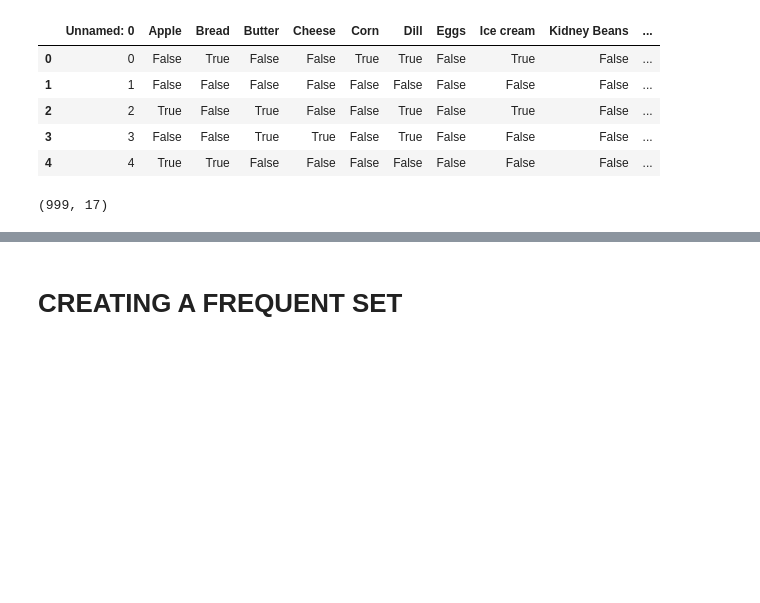
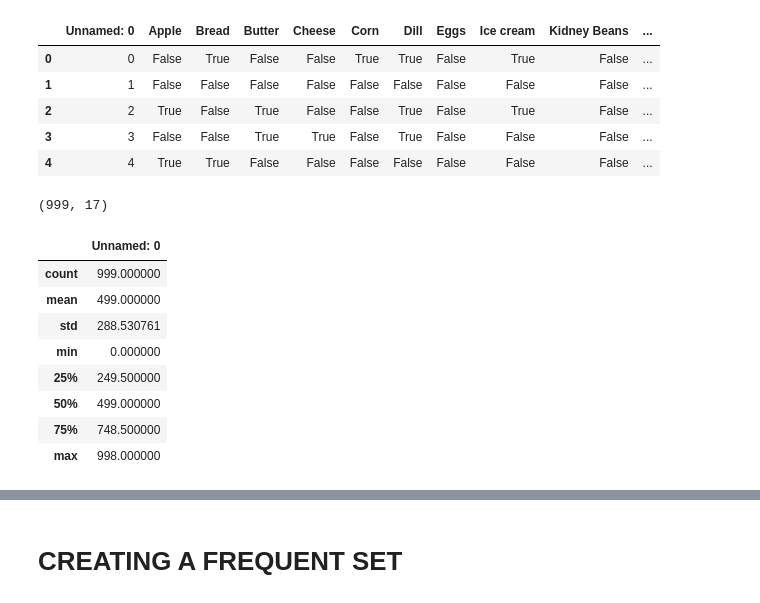
Before and after one commit to venkatasivasai22/basket_market, a Jupyter notebook: coapps project1.ipynb, the cells around one changed output, grey strips where cells are left out. Saved outputs shown, nothing was run; the diff lists cells and outputs as text; code cells hidden in the pictures; blank space fills up the shorter version.

```diff
--- a/coapps project1.ipynb
+++ b/coapps project1.ipynb
@@ -24,3 +24,15 @@ df.head()
 df.shape
 # %% [output]
 (999, 17)
+# %%
+df.describe()
+# %% [output]
+|  | Unnamed: 0 |
+| count | 999.000000 |
+| mean | 499.000000 |
+| std | 288.530761 |
+| min | 0.000000 |
+| 25% | 249.500000 |
+| 50% | 499.000000 |
+| 75% | 748.500000 |
+| max | 998.000000 |
```
Also changed, not shown: parts of 7 cells of this notebook.
